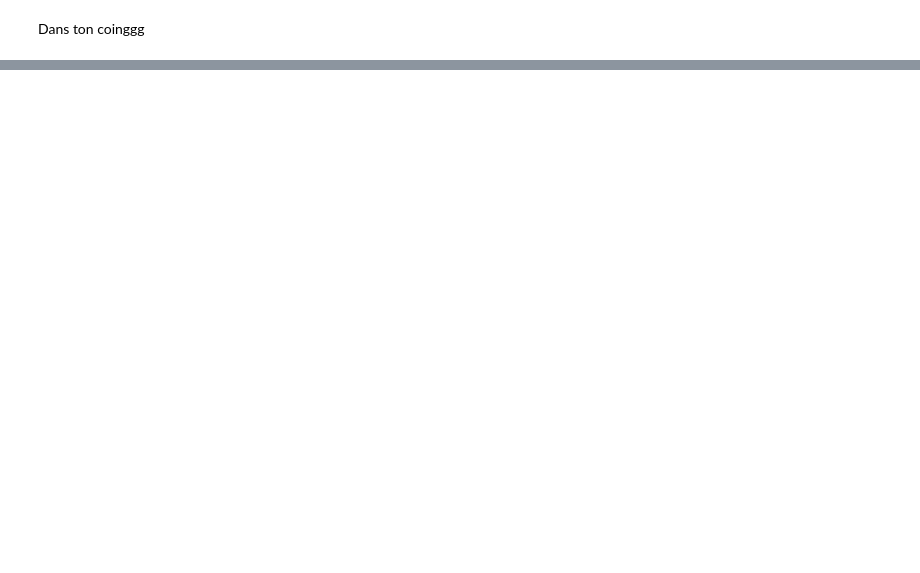
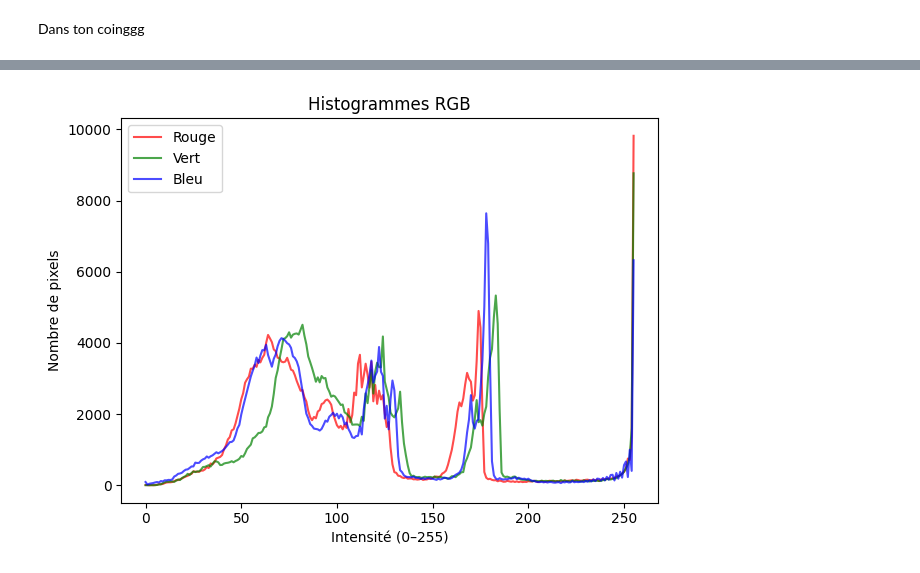
Before and after one commit to Antsurf/bin-oculaire, a Jupyter notebook: app/classifier.ipynb, the cells around one changed output, grey strips where cells are left out. Saved outputs shown, nothing was run; the diff lists cells and outputs as text; code cells hidden in the pictures; blank space fills up the shorter version.

```diff
--- a/app/classifier.ipynb
+++ b/app/classifier.ipynb
@@ -155,0 +172,3 @@ plt.show()
+# %%
+full_dirty = df[df['name'] == "train_no_label_img_521.jpeg"]
+full_dirty
@@ -155,0 +178,3 @@ plt.show()
+# %%
+cleanest = df[df['name'] == "train_clean_img_002.jpeg"]
+cleanest
@@ -155,0 +184,18 @@ plt.show()
+# %%
+hist_string = full_dirty["hist_rgb"]
+hist = json.loads(hist_string.values[0])
+
+
+plt.plot(hist["red"],   label="Rouge", color="red",   alpha=0.7)
+plt.plot(hist["green"], label="Vert",  color="green", alpha=0.7)
+plt.plot(hist["blue"],  label="Bleu",  color="blue",  alpha=0.7)
+
+
+plt.xlabel("Intensité (0–255)")
+plt.ylabel("Nombre de pixels")
+plt.title("Histogrammes RGB")
+plt.legend()
+plt.tight_layout()
+plt.show()
+
+plt.show()
@@ -155,0 +204,20 @@ plt.show()
+# %%
+hist_string = cleanest["hist_rgb"]
+hist = json.loads(hist_string.values[0])
+
+
+plt.plot(hist["red"],   label="Rouge", color="red",   alpha=0.7)
+plt.plot(hist["green"], label="Vert",  color="green", alpha=0.7)
+plt.plot(hist["blue"],  label="Bleu",  color="blue",  alpha=0.7)
+
+
+plt.xlabel("Intensité (0–255)")
+plt.ylabel("Nombre de pixels")
+plt.title("Histogrammes RGB")
+plt.legend()
+plt.tight_layout()
+plt.show()
+
+plt.show()
+# %% [output]
+[figure, added]
```
Also changed, not shown: parts of 12 cells of this notebook.
